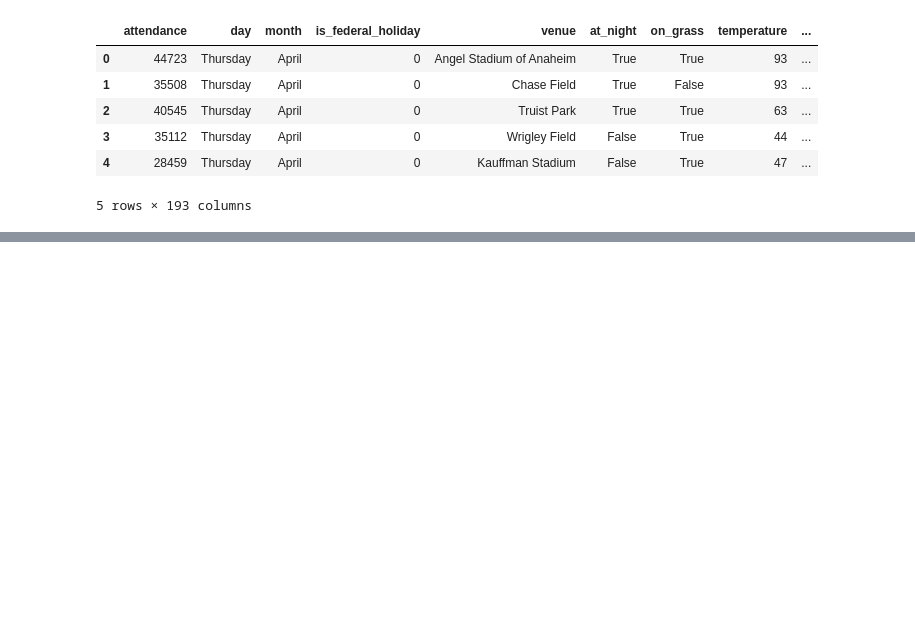
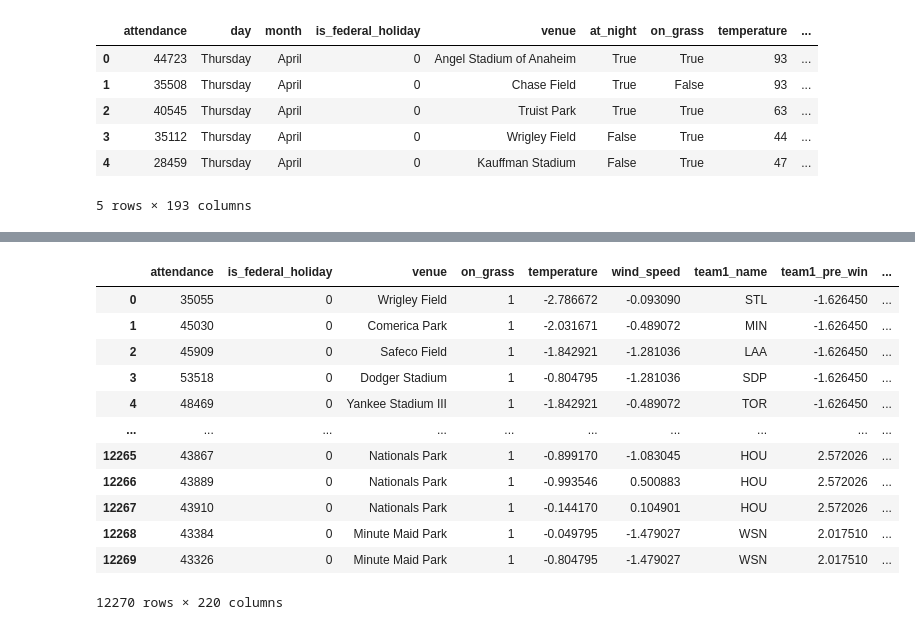
Before and after one commit to RDOGS-Friendz/SLDL-MLB-ATT-Prediction, a Jupyter notebook: statistical-learning/data_preprocessing.ipynb, the cells around one changed output, grey strips where cells are left out. Cells and saved outputs as stored; diff of their text form; code cells hidden in the pictures; blank space fills up the shorter version.

Commit message:
add 5-10 MA column for every game and store to new csv files

```diff
--- a/statistical-learning/data_preprocessing.ipynb
+++ b/statistical-learning/data_preprocessing.ipynb
@@ -299,0 +302,5 @@ df_game_data_have_aud.to_csv("processed_test.csv", index=False)
+# %%
+trainset = pd.read_csv("processed_training.csv")
+testset = pd.read_csv("processed_test.csv")
+
+trainset.head()
@@ -299,0 +322,36 @@ df_game_data_have_aud.to_csv("processed_test.csv", index=False)
+# %%
+# for every year, we want to compute the average attendance of previous 5 to 10 games for every home team
+
+# use dictionary to store the attendance for every home team for every game every year
+# key: year, value: dictionary
+# key: home team, value: every game's attendance
+avg_att_in_all_years = {}
+for year in range(2014, 2020):
+    avg_att_in_this_year = pd.read_csv(f"../data/stadium/avg_attendance_{year}.csv")
+    # in avg_att_in_this_year, the first column is the home team name, the second column is the average attendance, we want to transform it to dictionary
+    avg_att_in_this_year = avg_att_in_this_year.set_index('Team').T.to_dict('list')
+    avg_att_in_all_years[year] = avg_att_in_this_year
+
+teams = list(trainset['team2_name'].unique())
+attendance_dict = {}
+# create a dataframe to concatenate all the data after adding the moving average attendance
+moving_avg_df = pd.DataFrame()
+for year in range(2015, 2020):
+    attendance_dict[year] = {}
+    for team in teams:
+        attendance_dict[year][team] = []
+        # get the data of the team in the year
+        df_team = trainset[(trainset['team2_name'] == team) & (trainset['season'] == year)][['game_page_url', 'team2_name', 'start_time', 'attendance']]
+        # create a new column to store the average attendance of previous 5 to 10 games
+        df_team['previous_5_to_10MA'] = 0
+        df_team.reset_index(drop=True, inplace=True)
+        # store the attendance of the team in the year in order to compute the average attendance of previous 5 to 10 games
+        for i in range(len(df_team)):
+            attendance_dict[year][team].append(df_team['attendance'][i])
+            # for the first 10 games, because we don't have previous 5 to 10 games, we use previous year's average attendance for the team
+            if i < 10:
+                df_team['previous_5_to_10MA'][i] = avg_att_in_all_years[year-1][team][0]
+            # for the rest games, we compute the average attendance of previous 5 to 10 games
+            else:
+                df_team['previous_5_to_10MA'][i] = sum(attendance_dict[year][team][i-10:i-5])/5
+        moving_avg_df = pd.concat([moving_avg_df, df_team], axis=0)
@@ -299,0 +392,18 @@ df_game_data_have_aud.to_csv("processed_test.csv", index=False)
+# %%
+# merge the moving average attendance to the training set
+trainset_after_merged = pd.merge(trainset, moving_avg_df[['previous_5_to_10MA', 'game_page_url']], on='game_page_url', how='inner')
+trainset_after_merged
+# %% [output]
+|  | attendance | is_federal_holiday | venue | on_grass | temperature | wind_speed | team1_name | team1_pre_win | ... |
+| 0 | 35055 | 0 | Wrigley Field | 1 | -2.786672 | -0.093090 | STL | -1.626450 | ... |
+| 1 | 45030 | 0 | Comerica Park | 1 | -2.031671 | -0.489072 | MIN | -1.626450 | ... |
+| 2 | 45909 | 0 | Safeco Field | 1 | -1.842921 | -1.281036 | LAA | -1.626450 | ... |
+| 3 | 53518 | 0 | Dodger Stadium | 1 | -0.804795 | -1.281036 | SDP | -1.626450 | ... |
+| 4 | 48469 | 0 | Yankee Stadium III | 1 | -1.842921 | -0.489072 | TOR | -1.626450 | ... |
+| ... | ... | ... | ... | ... | ... | ... | ... | ... | ... |
+| 12265 | 43867 | 0 | Nationals Park | 1 | -0.899170 | -1.083045 | HOU | 2.572026 | ... |
+| 12266 | 43889 | 0 | Nationals Park | 1 | -0.993546 | 0.500883 | HOU | 2.572026 | ... |
+| 12267 | 43910 | 0 | Nationals Park | 1 | -0.144170 | 0.104901 | HOU | 2.572026 | ... |
+| 12268 | 43384 | 0 | Minute Maid Park | 1 | -0.049795 | -1.479027 | WSN | 2.017510 | ... |
+| 12269 | 43326 | 0 | Minute Maid Park | 1 | -0.804795 | -1.479027 | WSN | 2.017510 | ... |
+12270 rows × 220 columns
```
Also changed, not shown: parts of 8 cells of this notebook, 2 other files.
